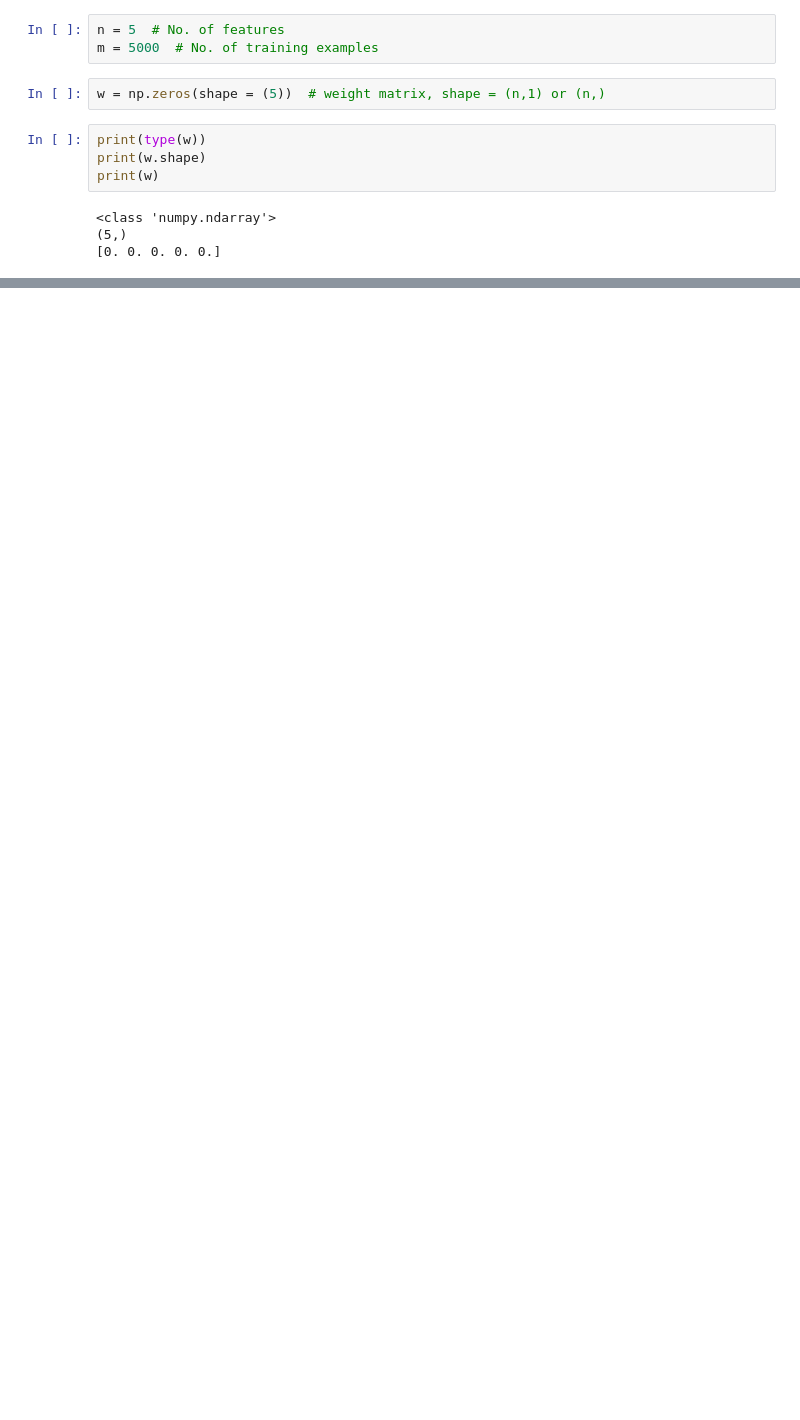
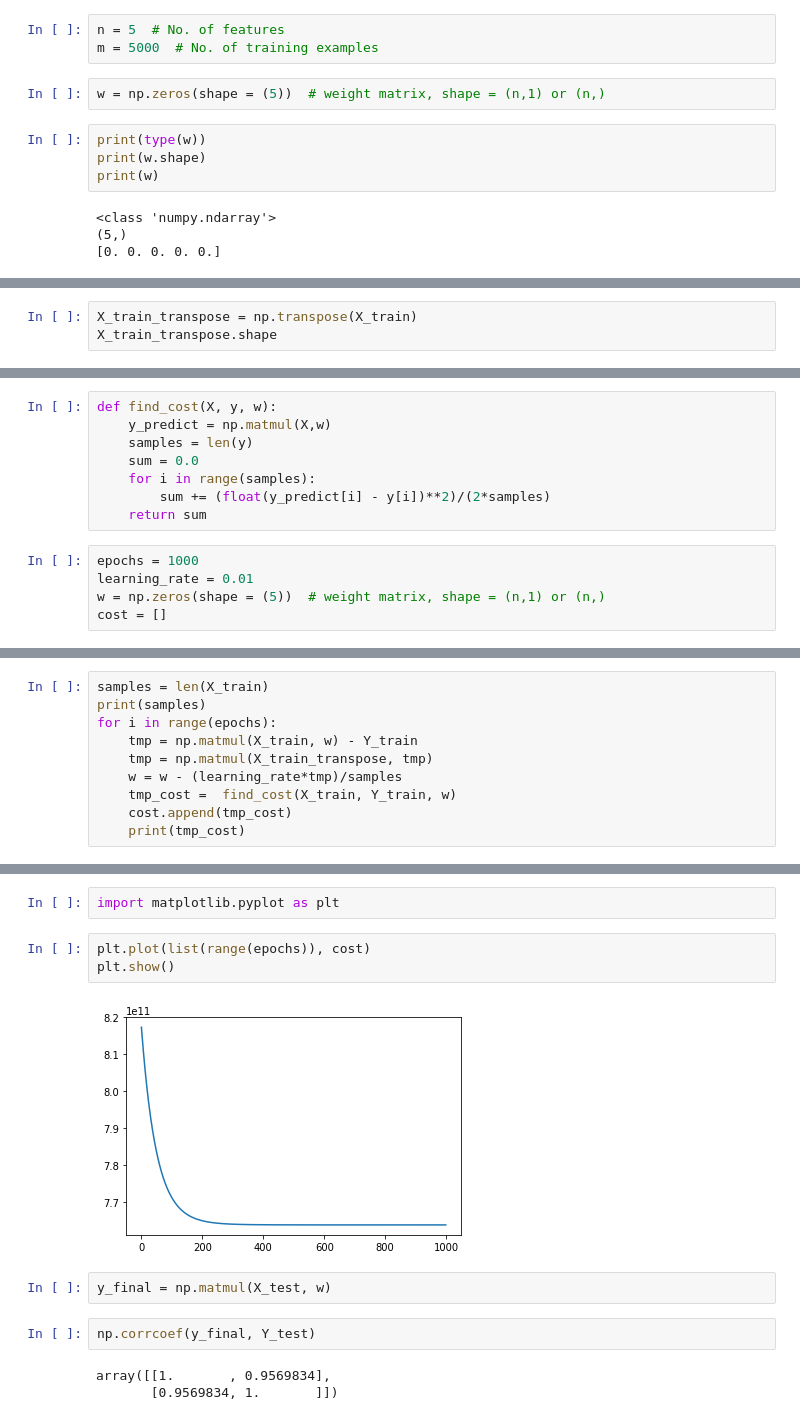
Before and after one commit to freeI3ird/ML-Practice, a Jupyter notebook: scripts/linear-regression/USA_housing_linear_regression.ipynb, the cells around one changed output, grey strips where cells are left out. Cells and saved outputs as stored; diff of their text form; blank space fills up the shorter version.

```diff
--- a/scripts/linear-regression/USA_housing_linear_regression.ipynb
+++ b/scripts/linear-regression/USA_housing_linear_regression.ipynb
@@ -61,0 +124,3 @@ X_train, X_test, y_train, y_test =
+# %%
+X_train_transpose = np.transpose(X_train)
+X_train_transpose.shape
@@ -61,0 +129,13 @@ X_train, X_test, y_train, y_test =
+# %%
+def find_cost(X, y, w):
+    y_predict = np.matmul(X,w)
+    samples = len(y)
+    sum = 0.0
+    for i in range(samples):
+        sum += (float(y_predict[i] - y[i])**2)/(2*samples)
+    return sum
+# %%
+epochs = 1000
+learning_rate = 0.01
+w = np.zeros(shape = (5))  # weight matrix, shape = (n,1) or (n,)
+cost = []
@@ -61,0 +152,10 @@ X_train, X_test, y_train, y_test =
+# %%
+samples = len(X_train)
+print(samples)
+for i in range(epochs):
+    tmp = np.matmul(X_train, w) - Y_train
+    tmp = np.matmul(X_train_transpose, tmp)
+    w = w - (learning_rate*tmp)/samples
+    tmp_cost =  find_cost(X_train, Y_train, w)
+    cost.append(tmp_cost)
+    print(tmp_cost)
@@ -61,0 +180,14 @@ X_train, X_test, y_train, y_test =
+# %%
+import matplotlib.pyplot as plt
+# %%
+plt.plot(list(range(epochs)), cost)
+plt.show()
+# %% [output]
+[figure, added]
+# %%
+y_final = np.matmul(X_test, w)
+# %%
+np.corrcoef(y_final, Y_test)
+# %% [output]
+array([[1.       , 0.9569834],
+       [0.9569834, 1.       ]])
```
Also changed, not shown: parts of 16 cells of this notebook, 4 other files.
